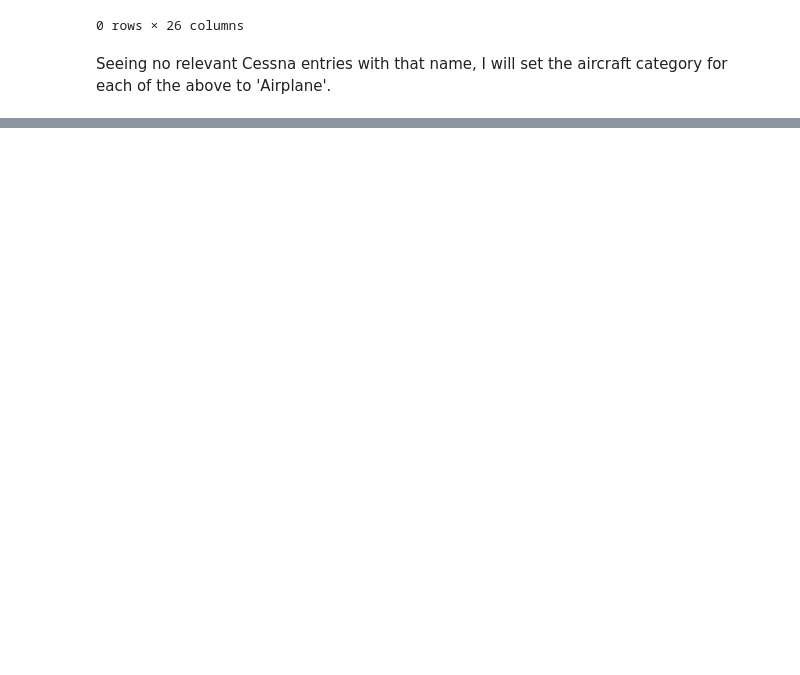
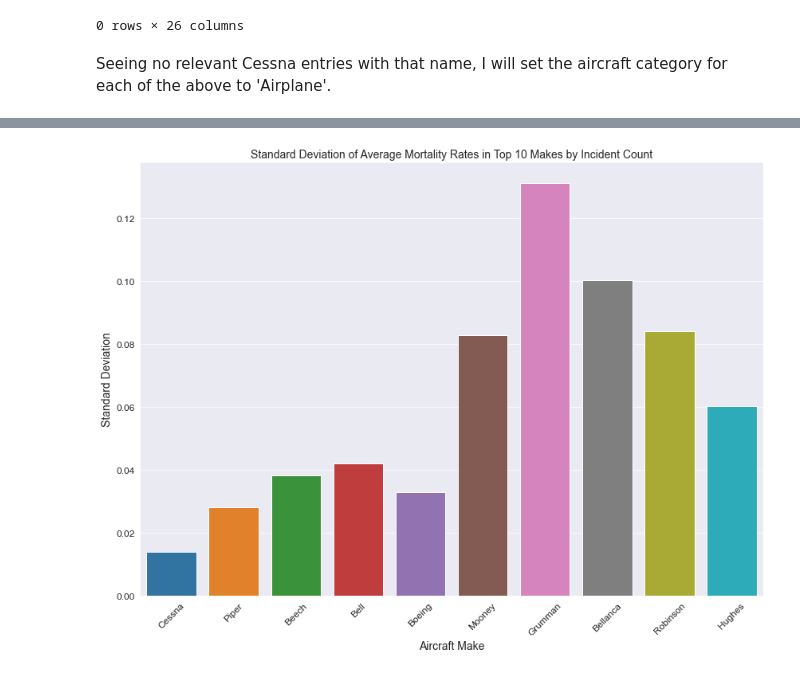
Before and after one commit to cameronpwright/flatironschool_phase1, a Jupyter notebook: Phase 1 Lab.ipynb, the cells around one changed output, grey strips where cells are left out. Saved outputs shown, nothing was run; the diff lists cells and outputs as text; code cells hidden in the pictures; blank space fills up the shorter version.

```diff
--- a/Phase 1 Lab.ipynb
+++ b/Phase 1 Lab.ipynb
@@ -438,0 +546,20 @@ plt.show()
+# %%
+top10_avg_rates_per_year = df.groupby([df['Event.Date'].dt.year,'Make']).mean()['Mortality Rate'].unstack().T.loc[top10_by_make.index]
+# %%
+stddev_mortality_rate = pd.DataFrame({'Make': top10_avg_rates_per_year.index,
+              'Std Dev': [np.std(top10_avg_rates_per_year.loc[x]) for x in top10_avg_rates_per_year.index]
+             }
+)
+# %%
+fig,ax=plt.subplots(figsize=(14,10))
+sns.set_style('darkgrid')
+
+sns.barplot(x=stddev_mortality_rate['Make'].astype(str),y=stddev_mortality_rate['Std Dev'].astype(float))
+ax.set_title('Standard Deviation of Average Mortality Rates in Top 10 Makes by Incident Count', fontsize=14)
+ax.set_xlabel('Aircraft Make', fontsize=14)
+ax.set_ylabel('Standard Deviation', fontsize=14)
+plt.yticks(fontsize=12)
+plt.xticks(fontsize=12, rotation=45)
+plt.show()
+# %% [output]
+[figure, added]
```
Also changed, not shown: parts of 60 cells of this notebook.
